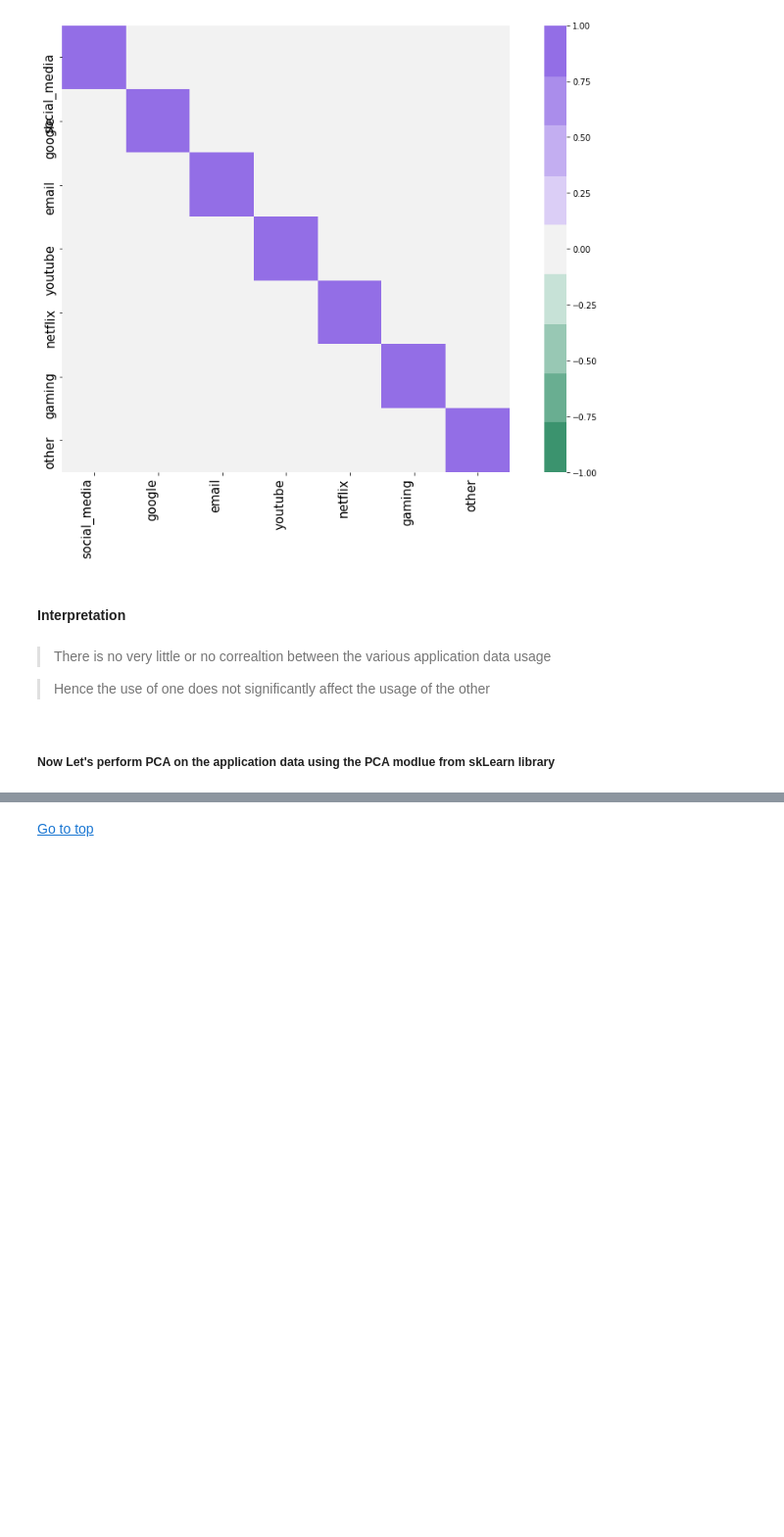
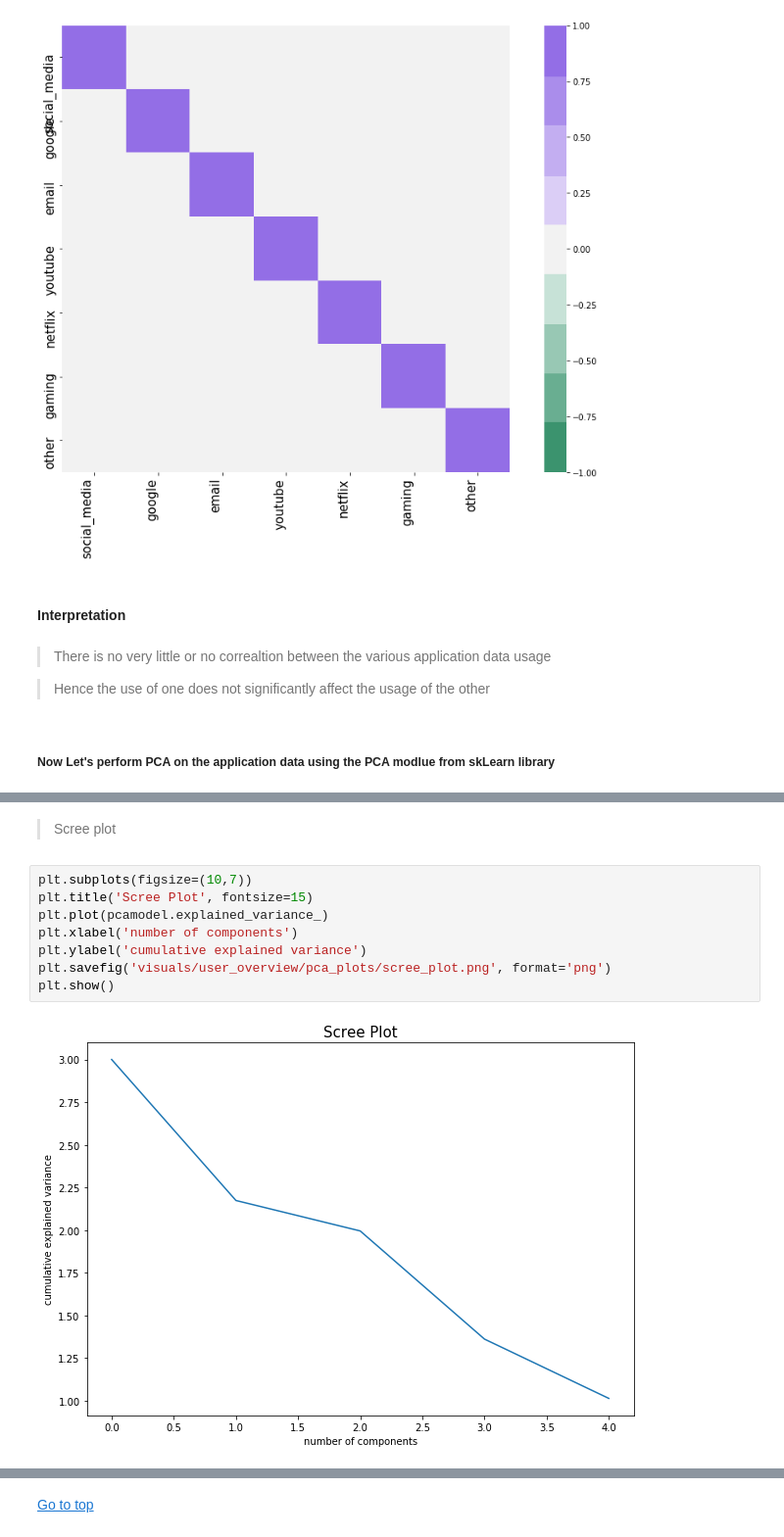
Before and after one commit to Patrick5455/tellco_user_analytics, a Jupyter notebook: analyis/user_overview.ipynb, the cells around one changed output, grey strips where cells are left out. Shown at 98% size. Cells and saved outputs as stored; diff of their text form; blank space fills up the shorter version.

```diff
--- a/analyis/user_overview.ipynb
+++ b/analyis/user_overview.ipynb
@@ -1423,0 +1546,12 @@ PCA(n_components=23)
+# %% [markdown]
+> Scree plot
+# %%
+plt.subplots(figsize=(10,7))
+plt.title('Scree Plot', fontsize=15)
+plt.plot(pcamodel.explained_variance_)
+plt.xlabel('number of components')
+plt.ylabel('cumulative explained variance')
+plt.savefig('visuals/user_overview/pca_plots/scree_plot.png', format='png')
+plt.show()
+# %% [output]
+[figure, added]
```
Also changed, not shown: parts of 29 cells of this notebook, 7 other files.
